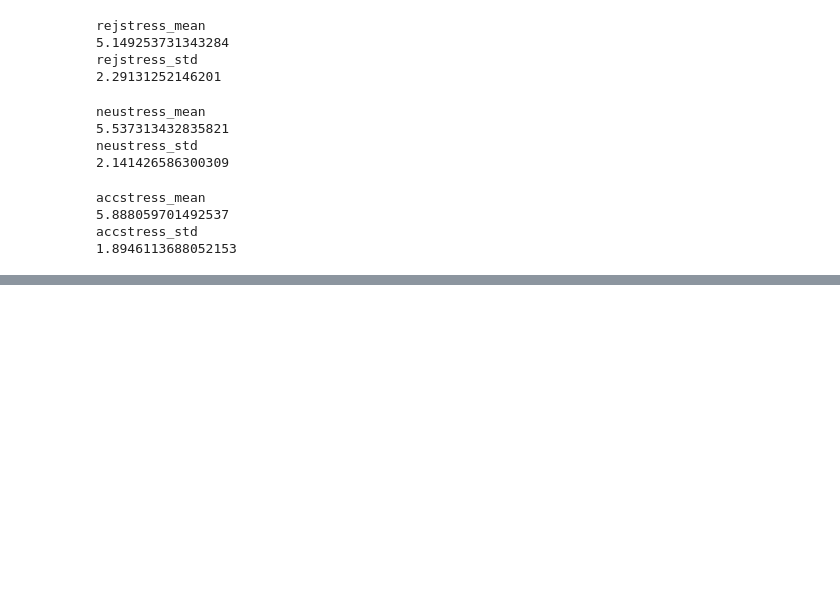
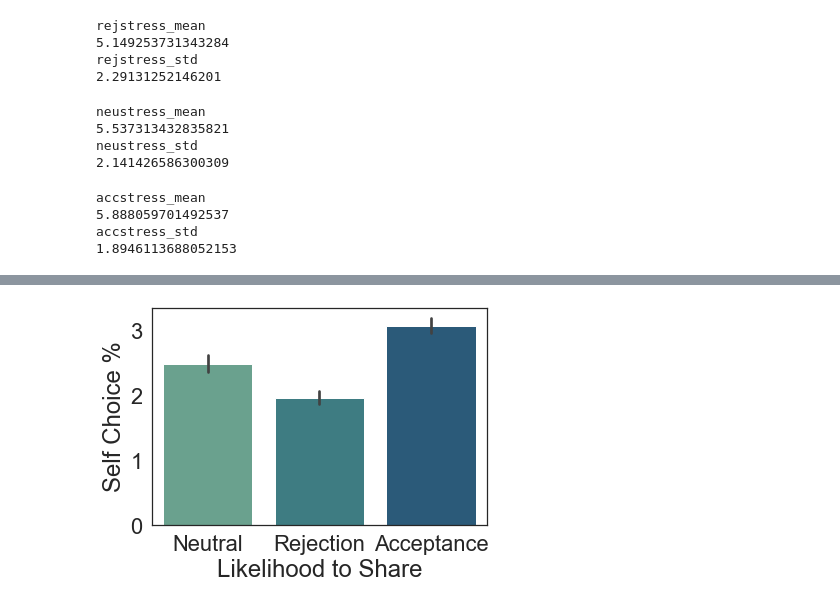
Before and after one commit to fareri-lab/Rejection_Choice, a Jupyter notebook: RMAnova w Pingouin_7.18.23.ipynb, the cells around one changed output, grey strips where cells are left out. Drawn from its saved outputs; the diff is of its cells as text; code cells hidden in the pictures; blank space fills up the shorter version.

```diff
--- a/RMAnova w Pingouin_7.18.23.ipynb
+++ b/RMAnova w Pingouin_7.18.23.ipynb
@@ -897,0 +925,8 @@ accstress_std
+# %%
+#sns.set(font_scale=2)
+choiceplot = sns.barplot(x='Social Condition', y='salience_mean', data= plottingdata,palette= 'crest',errorbar=('ci', 68))
+choiceplot.set_ylabel('Self Choice %')
+choiceplot.set_xlabel('Likelihood to Share')
+choiceplot.figure.savefig('ANOVA_sharingplot.png')
+# %% [output]
+[figure, added]
```
Also changed, not shown: parts of 6 cells of this notebook, 4 other files.
